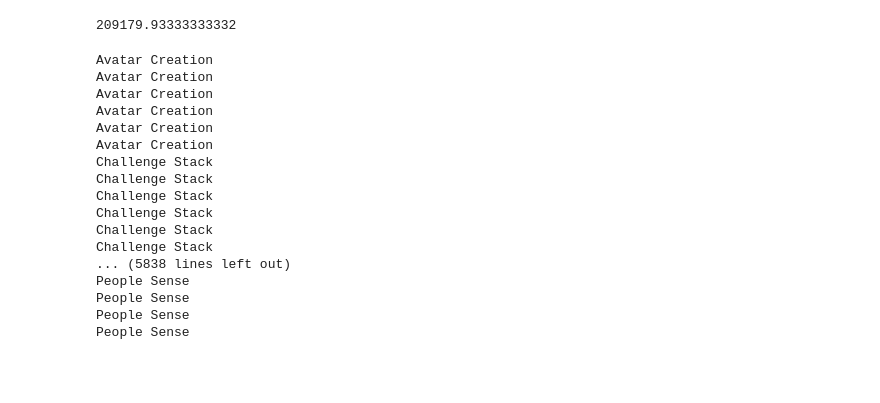
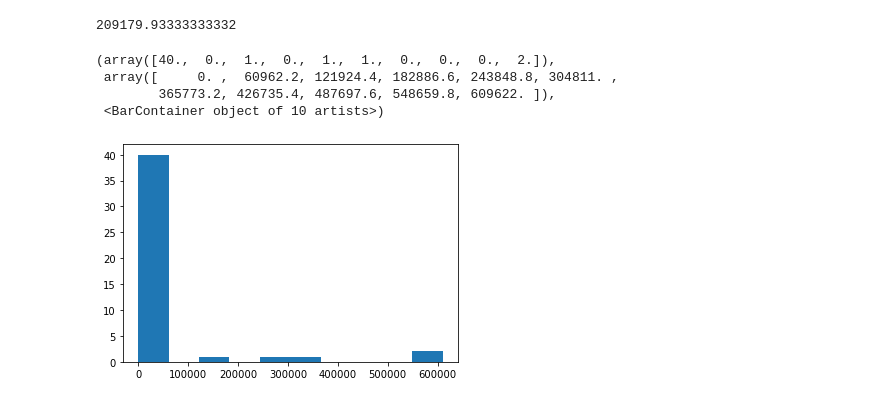
Before and after one commit to ryankkien/AttentionInElmCity-DF2022, a Jupyter notebook: CODE.ipynb, the cells around one changed output. Drawn from its saved outputs; the diff is of its cells as text; code cells hidden in the pictures; blank space fills up the shorter version.

```diff
--- a/CODE.ipynb
+++ b/CODE.ipynb
@@ -119,29 +120,26 @@ print(totaltime/len(notcaregroup))
 # %% [output]
 209179.93333333332
 # %%
-startflag = True
-start = 0
-stop = 0
-for index, row in notcaregroup[0].iterrows():
-    if(row['event_category'] == "Knowledge Minigame") and (startflag = True):
-        start = row['event_time_dbl']
-    if(row['event_category'] == "Knowledge Minigame") and (startflag = False):
-        stop = row['event_time_dbl']
+totalminigametimelist = []
+for i in notcaregroup:
+    startflag = False
+    start = 0
+    stop = 0
+    totalminigametime = 0
+    for index, row in i.iterrows():
+        if((row['event_category'] == "Knowledge Minigame") or (row['event_category'] == "Minigame General")) and (startflag == False):
+            start = row['event_time_dbl']
+            startflag = True
+        if((row['event_category'] != "Knowledge Minigame") and (row['event_category'] != "Minigame General")) and (startflag == True):
+            stop = row['event_time_dbl']
+            totalminigametime =  totalminigametime + (stop - start)
+            startflag = False
+    totalminigametimelist.append(totalminigametime)
-# %% [output]
-Avatar Creation
-Avatar Creation
-Avatar Creation
-Avatar Creation
-Avatar Creation
-Avatar Creation
-Challenge Stack
-Challenge Stack
-Challenge Stack
-Challenge Stack
-Challenge Stack
-Challenge Stack
-... (5838 lines left out)
-People Sense
-People Sense
-People Sense
-People Sense
+# %%
+plt.hist(totalminigametimelist)
+# %% [output]
+(array([40.,  0.,  1.,  0.,  1.,  1.,  0.,  0.,  0.,  2.]),
+ array([     0. ,  60962.2, 121924.4, 182886.6, 243848.8, 304811. ,
+        365773.2, 426735.4, 487697.6, 548659.8, 609622. ]),
+ <BarContainer object of 10 artists>)
+[figure, added]
```
Also changed, not shown: parts of 4 cells of this notebook.
